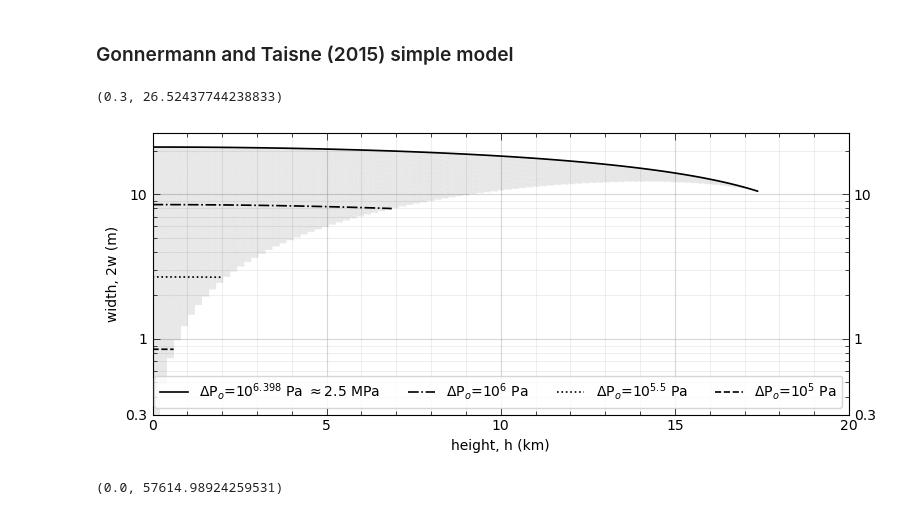
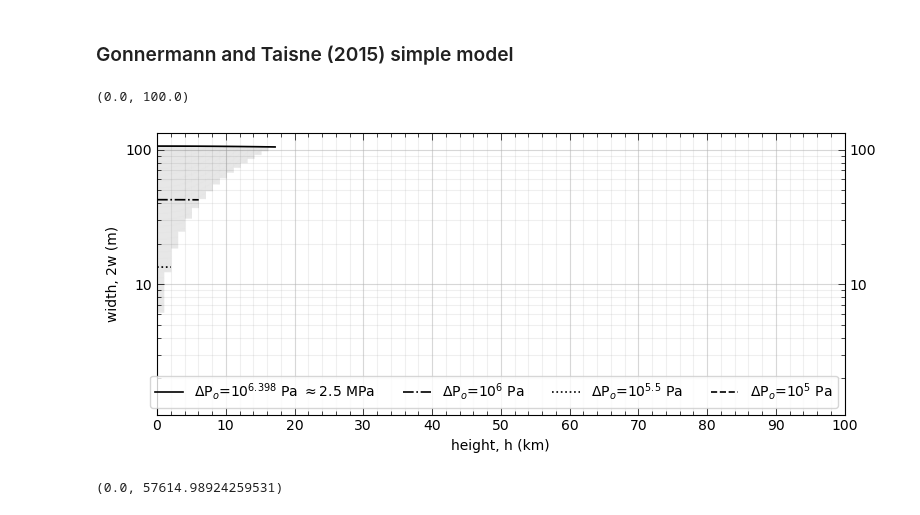
Before and after one commit to CottomR-et-al/Europa-ice-ocean-exchange, a Jupyter notebook: F25_Dikes_Europa.ipynb, the cells around one changed output. Drawn from its saved outputs; the diff is of its cells as text; code cells hidden in the pictures.

```diff
--- a/F25_Dikes_Europa.ipynb
+++ b/F25_Dikes_Europa.ipynb
@@ -495,7 +514,8 @@ basaltic = df[df["Composition"] == "Basaltic"]
 # Gonnermann & Taisne (2015) dike model
 icedikes_GT=[["6.398", 11, 17.4e3],
           ["6", 8.5, 6.8e3],
-          ["5.5", 2.8, 2e3]]
+          ["5.5", 2.8, 2e3],
+          ["5", 0.88, 0.5e3]]
 cols = ["Dike", "Thickness (m)", "Length (m)"]
 icedikes_GT = pd.DataFrame(icedikes_GT, columns=cols)
 # %%
@@ -517,12 +537,12 @@ for i in range(len(icedikes_GT)):
                  label='Europan dikes [16]')
     else:
         plt.plot(icedikes_GT.iloc[i,2]/1e3, icedikes_GT.iloc[i,1], 's', ms=4, color='blue')
-    plt.text(1.6*icedikes_GT.iloc[i,2]/1e3, 1.5*icedikes_GT.iloc[i,1], f'10$^{{{icedikes_GT.iloc[i,0]}}}$',
+    plt.text(1.5*icedikes_GT.iloc[i,2]/1e3, 1.55*icedikes_GT.iloc[i,1], f'10$^{{{icedikes_GT.iloc[i,0]}}}$',
              fontsize=9, ha='right', va='top')
 plt.xscale('log')
 plt.yscale('log')
 plt.xlabel('height, h (km)')
-plt.ylabel('Dike Thickness (m)')
+plt.ylabel('width, 2w (m)')
 ax = plt.gca()
 ax.xaxis.set_major_formatter(StrMethodFormatter('{x:g}'))
 ax.yaxis.set_major_formatter(StrMethodFormatter('{x:g}'))
@@ -551,51 +571,53 @@ max_depth
 # showing dike width until stalling depth
 
 fig, ax = plt.subplots(layout='tight', figsize=(8,3.5))
-z = np.linspace(0, 20e3, 100)
+z = np.linspace(0, 1e5, 100)
 max_depth_20km = 20e3
+max_depth_100km = 1e5
 ax.set_prop_cycle(ls = ['solid','-.',"dotted","--"])
 for i, a in enumerate([np.log10(2.5*10**6), 6, 5.5, 5]):
     LNB = 10**a / (deltarho * g)
     lnb = z <= LNB
-    halfwidth = ((1-nu) * (10**a) / G) * (np.sqrt(max_depth_20km**2 - z**2))
+    halfwidth = ((1-nu) * (10**a) / G) * (np.sqrt(max_depth_100km**2 - z**2))
     plt.semilogy(z[lnb]/1e3, 2*(halfwidth[lnb]), color='black', lw = 1.2, label=rf'P=10$^{{{a:.1f}}}$ Pa')
     plt.legend([rf'ΔP$_o$=10$^{{{np.log10(2.5*10**6):.3f}}}$ Pa $\approx 2.5$ MPa',
                 rf'ΔP$_o$=10$^{6}$ Pa', rf'ΔP$_o$=10$^{{5.5}}$ Pa', rf'ΔP$_o$=10$^{5}$ Pa'],
                 loc='lower right', ncol=4, fontsize=10)
     # plt.legend([rf'P$\approx 2.5$ MPa',
     #             rf'P=$1$ MPa', rf'P\approx$0.32$ MPa', rf'P=$0.1$ Pa'], loc='lower center', ncol=4, fontsize=10)
 
 for i, a in enumerate(np.arange(4.5, 6.4, 0.001)):
     LNB = 10**a / (deltarho * g)
     lnb = z <= LNB
-    halfwidth = ((1-nu) * (10**a) / G) * (np.sqrt(max_depth_20km**2 - z**2))
+    halfwidth = ((1-nu) * (10**a) / G) * (np.sqrt(max_depth_100km**2 - z**2))
     plt.semilogy(z[lnb]/1e3, 2*(halfwidth[lnb]), color='black', lw = 0.5, alpha = 0.02, ls = 'solid',
                  label=rf'10$^{{{a:.1f}}}$ Pa')
 
 ax = plt.gca()
 ax.minorticks_on()
 # ax.text(13.5, 50, rf'P=10$^{{{np.log10(2.5*10**6):.3f}}}$ Pa $\approx 2.5$ MPa', fontsize=10, ha='left', va='bottom')
 # ax.text(7.1, 7.2, rf'P=10$^{{6}}$ Pa', fontsize=10, ha='left', va='bottom')
 # ax.text(2.2, 2.4, rf'P=10$^{{5.5}}$ Pa', fontsize=10, ha='left', va='bottom')
 # ax.text(1, 0.78, rf'P=10$^{5}$ Pa', fontsize=10, ha='left', va='bottom')
 ax.xaxis.set_major_formatter(StrMethodFormatter('{x:g}'))
 ax.yaxis.set_major_formatter(StrMethodFormatter('{x:g}'))
 ax.tick_params(which='major', length=5, width=0.5, direction='in', top=True, right=True, labelright=True)
 ax.tick_params(which='minor', length=3, width=0.5, direction='in', top=True, right=True)
-ax.xaxis.set_major_locator(FixedLocator([0, 5, 10, 15, 20]))
-ax.yaxis.set_major_locator(FixedLocator([0.3, 1, 10]))
+# ax.xaxis.set_major_locator(FixedLocator([0, 5, 10, 15, 20]))
+ax.xaxis.set_major_locator(FixedLocator([0, 10, 20, 30, 40, 50, 60, 70, 80, 90, 100]))
+ax.yaxis.set_major_locator(FixedLocator([0.3, 1, 10, 100]))
 ax.xaxis.set_major_formatter(StrMethodFormatter('{x:g}'))
 ax.xaxis.set_minor_formatter(NullFormatter())
 ax.grid(which='major', alpha=0.5)
 ax.grid(which='minor', alpha=0.2)
 # labelLines(ax.get_lines(), align=True, fontsize=10)
 plt.ylabel('width, 2w (m)', fontsize=10)
 plt.xlabel('height, h (km)', fontsize=10)
-plt.xlim(0, 20)
-plt.ylim(0.3)
+plt.xlim(0, 100)
+# plt.ylim(0.3)
 # %% [output]
-(0.3, 26.52437744238833)
+(0.0, 100.0)
-[figure, old version]
+[figure, new version]
 # %%
 # Width from fluid pressure
 # Craft 2016, á la Pollard (1987) and Broberg (1999)
```
Also changed, not shown: parts of 3 cells of this notebook.
